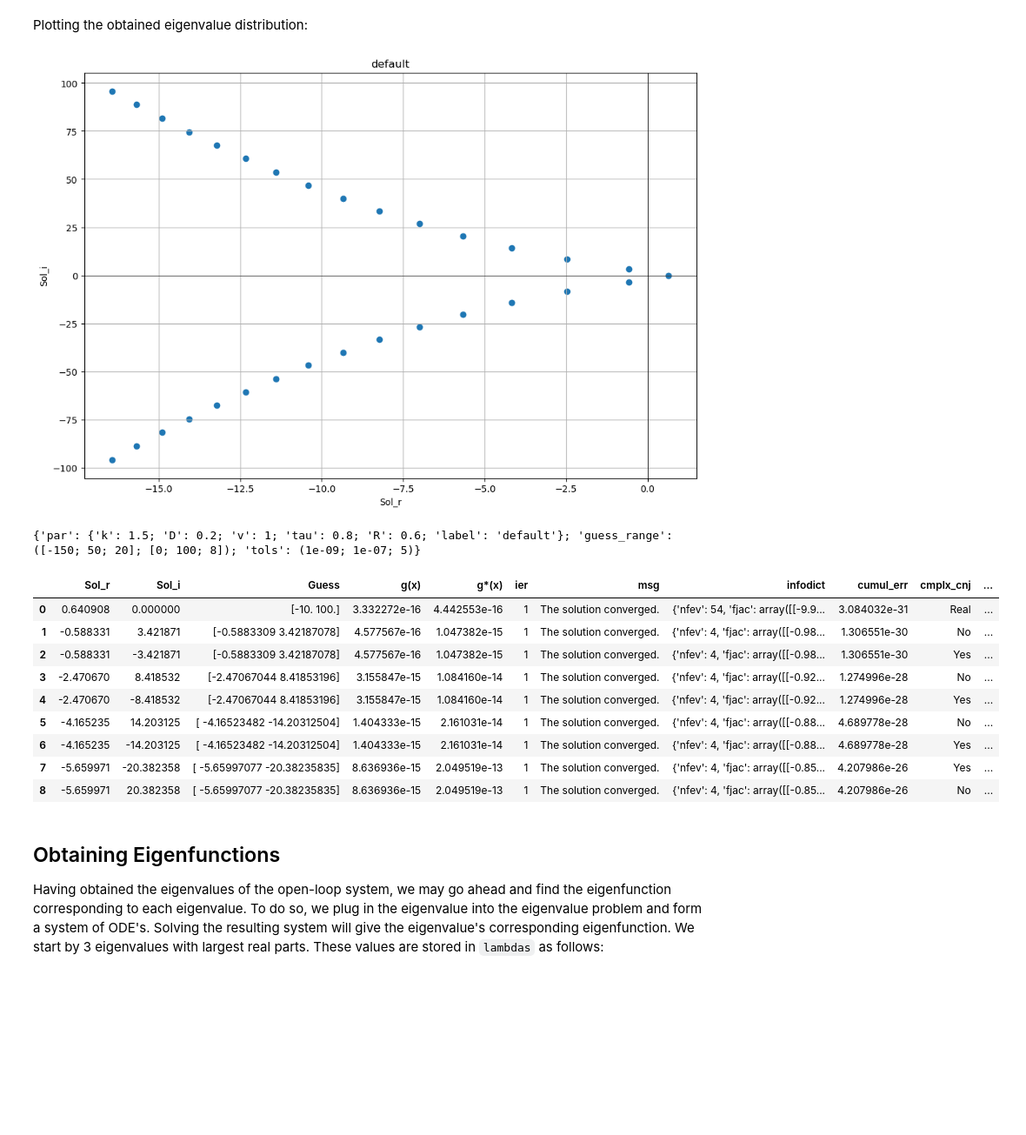
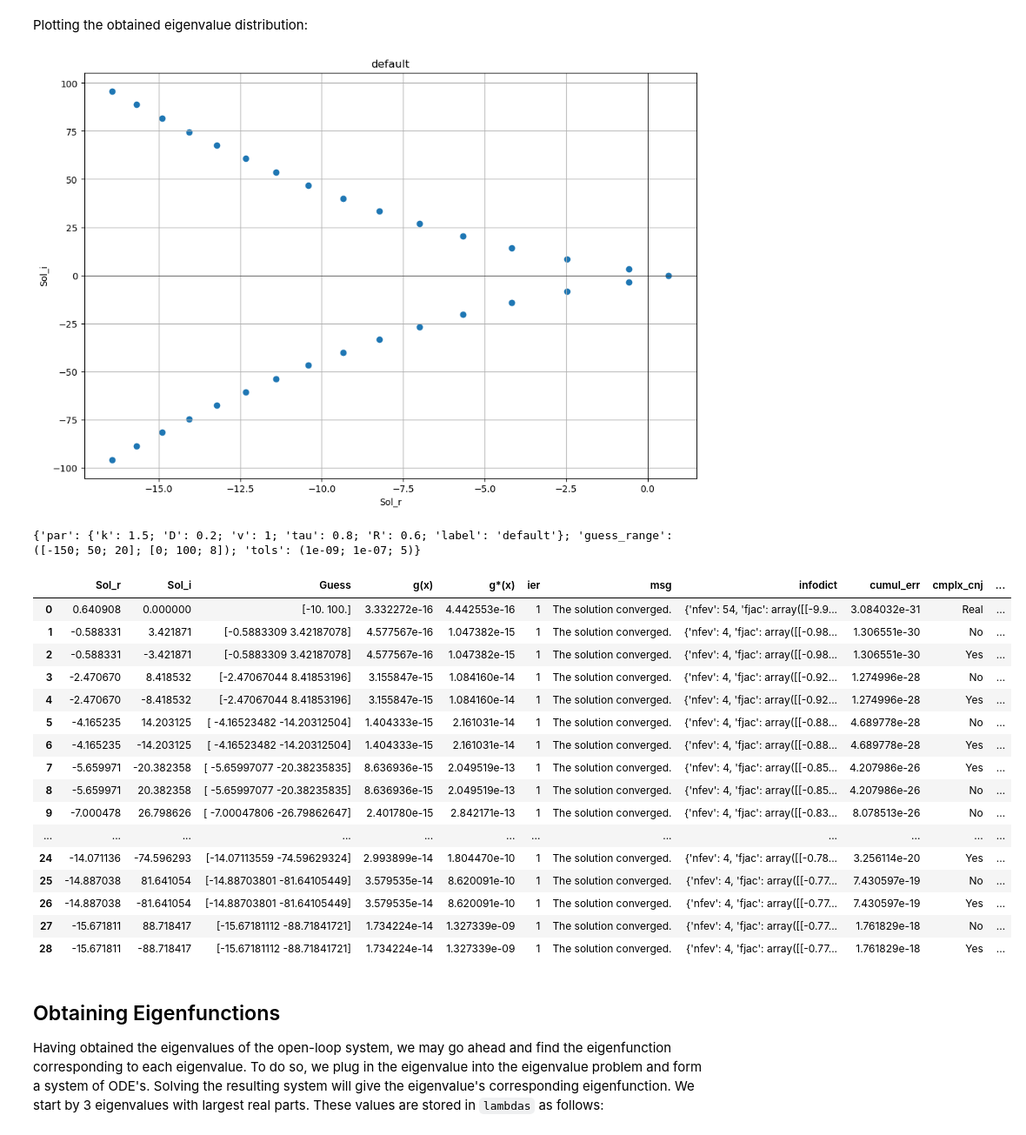
Before and after one commit to behradmoadeli/pfr_isothermal_recycle_delay_optimal, a Jupyter notebook: reports/BehradPaper.ipynb, the cells around one changed output. Shown at 87% size. Cells and saved outputs as stored; diff of their text form; code cells hidden in the pictures; blank space fills up the shorter version.

```diff
--- a/reports/BehradPaper.ipynb
+++ b/reports/BehradPaper.ipynb
@@ -295,23 +295,30 @@ Plotting the obtained eigenvalue distribution:
 # %%
 df, label, metadata = plot_single_df(
         path, filter=True,
         real_lower_bound=-25, real_upper_bound=10, imag_lower_bound=-100, imag_upper_bound=100
 )
-n_lambdas = 9
+n_lambdas = 29
 display(df.head(n_lambdas))
 # %% [output]
 [figure]
 {'par': {'k': 1.5; 'D': 0.2; 'v': 1; 'tau': 0.8; 'R': 0.6; 'label': 'default'}; 'guess_range': ([-150; 50; 20]; [0; 100; 8]); 'tols': (1e-09; 1e-07; 5)}
 |  | Sol_r | Sol_i | Guess | g(x) | g*(x) | ier | msg | infodict | cumul_err | cmplx_cnj | ... |
 | 0 | 0.640908 | 0.000000 | [-10. 100.] | 3.332272e-16 | 4.442553e-16 | 1 | The solution converged. | {'nfev': 54, 'fjac': array([[-9.9... | 3.084032e-31 | Real | ... |
 | 1 | -0.588331 | 3.421871 | [-0.5883309 3.42187078] | 4.577567e-16 | 1.047382e-15 | 1 | The solution converged. | {'nfev': 4, 'fjac': array([[-0.98... | 1.306551e-30 | No | ... |
 | 2 | -0.588331 | -3.421871 | [-0.5883309 3.42187078] | 4.577567e-16 | 1.047382e-15 | 1 | The solution converged. | {'nfev': 4, 'fjac': array([[-0.98... | 1.306551e-30 | Yes | ... |
 | 3 | -2.470670 | 8.418532 | [-2.47067044 8.41853196] | 3.155847e-15 | 1.084160e-14 | 1 | The solution converged. | {'nfev': 4, 'fjac': array([[-0.92... | 1.274996e-28 | No | ... |
 | 4 | -2.470670 | -8.418532 | [-2.47067044 8.41853196] | 3.155847e-15 | 1.084160e-14 | 1 | The solution converged. | {'nfev': 4, 'fjac': array([[-0.92... | 1.274996e-28 | Yes | ... |
 | 5 | -4.165235 | 14.203125 | [ -4.16523482 -14.20312504] | 1.404333e-15 | 2.161031e-14 | 1 | The solution converged. | {'nfev': 4, 'fjac': array([[-0.88... | 4.689778e-28 | No | ... |
 | 6 | -4.165235 | -14.203125 | [ -4.16523482 -14.20312504] | 1.404333e-15 | 2.161031e-14 | 1 | The solution converged. | {'nfev': 4, 'fjac': array([[-0.88... | 4.689778e-28 | Yes | ... |
 | 7 | -5.659971 | -20.382358 | [ -5.65997077 -20.38235835] | 8.636936e-15 | 2.049519e-13 | 1 | The solution converged. | {'nfev': 4, 'fjac': array([[-0.85... | 4.207986e-26 | Yes | ... |
 | 8 | -5.659971 | 20.382358 | [ -5.65997077 -20.38235835] | 8.636936e-15 | 2.049519e-13 | 1 | The solution converged. | {'nfev': 4, 'fjac': array([[-0.85... | 4.207986e-26 | No | ... |
+| 9 | -7.000478 | 26.798626 | [ -7.00047806 -26.79862647] | 2.401780e-15 | 2.842171e-13 | 1 | The solution converged. | {'nfev': 4, 'fjac': array([[-0.83... | 8.078513e-26 | No | ... |
+| ... | ... | ... | ... | ... | ... | ... | ... | ... | ... | ... | ... |
+| 24 | -14.071136 | -74.596293 | [-14.07113559 -74.59629324] | 2.993899e-14 | 1.804470e-10 | 1 | The solution converged. | {'nfev': 4, 'fjac': array([[-0.78... | 3.256114e-20 | Yes | ... |
+| 25 | -14.887038 | 81.641054 | [-14.88703801 -81.64105449] | 3.579535e-14 | 8.620091e-10 | 1 | The solution converged. | {'nfev': 4, 'fjac': array([[-0.77... | 7.430597e-19 | No | ... |
+| 26 | -14.887038 | -81.641054 | [-14.88703801 -81.64105449] | 3.579535e-14 | 8.620091e-10 | 1 | The solution converged. | {'nfev': 4, 'fjac': array([[-0.77... | 7.430597e-19 | Yes | ... |
+| 27 | -15.671811 | 88.718417 | [-15.67181112 -88.71841721] | 1.734224e-14 | 1.327339e-09 | 1 | The solution converged. | {'nfev': 4, 'fjac': array([[-0.77... | 1.761829e-18 | No | ... |
+| 28 | -15.671811 | -88.718417 | [-15.67181112 -88.71841721] | 1.734224e-14 | 1.327339e-09 | 1 | The solution converged. | {'nfev': 4, 'fjac': array([[-0.77... | 1.761829e-18 | Yes | ... |
 # %% [markdown]
 ## Obtaining Eigenfunctions
 
```
Also changed, not shown: parts of 11 cells of this notebook, 1 other file.
